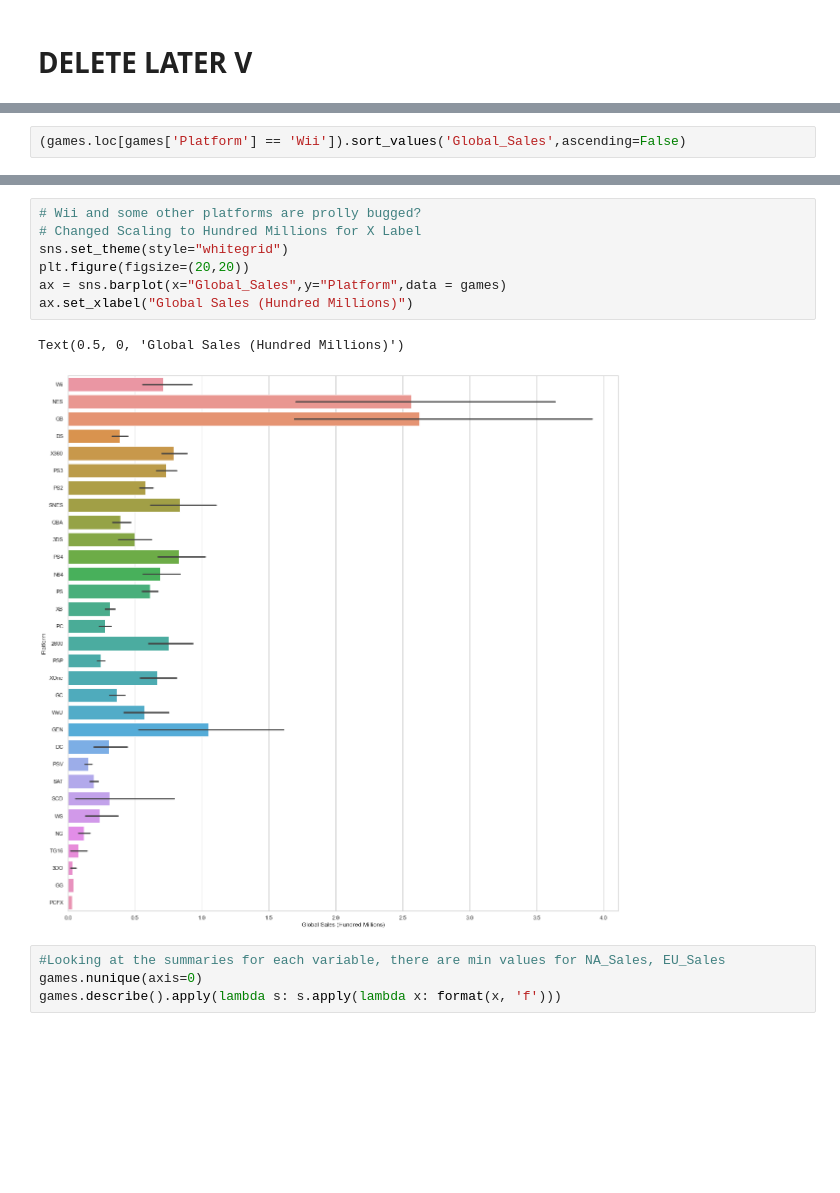
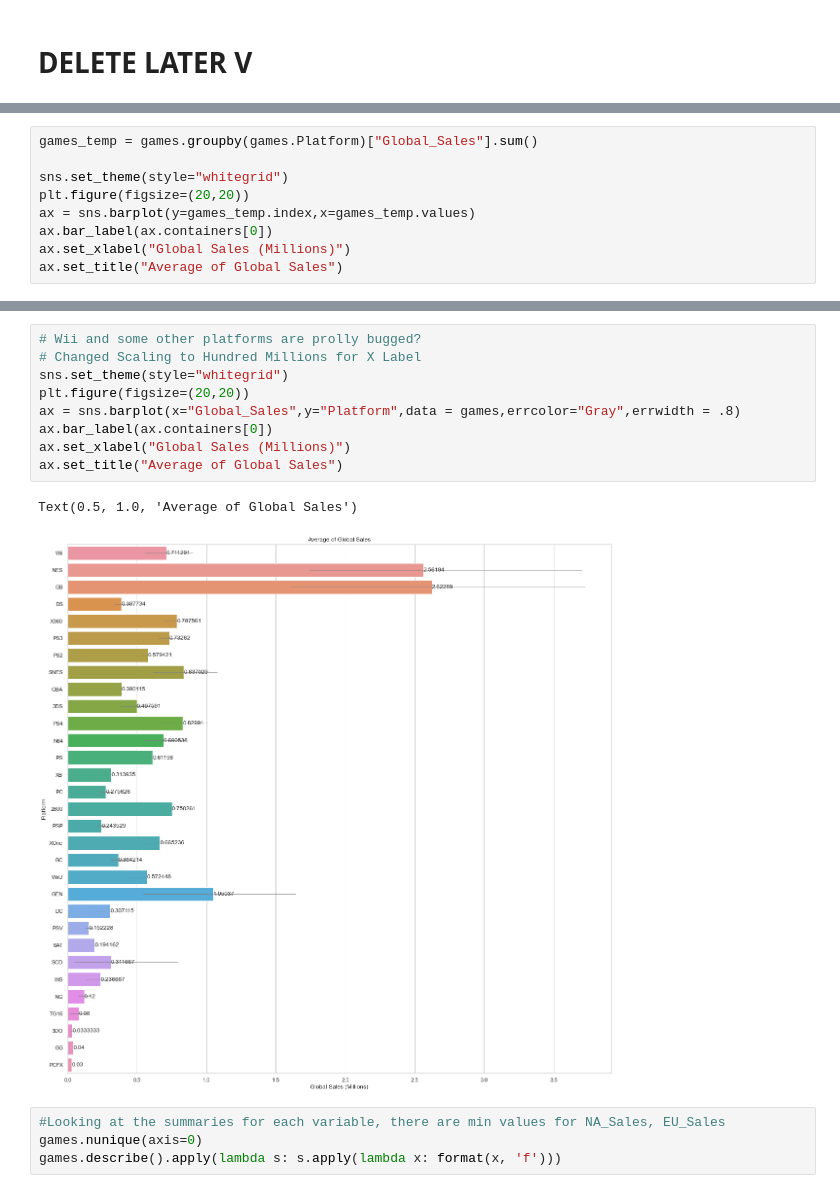
Before and after one commit to chadiTurk/CSMODELProject1, a Jupyter notebook: Phase 1.ipynb, the cells around one changed output, grey strips where cells are left out. Drawn from its saved outputs; the diff is of its cells as text; blank space fills up the shorter version.

```diff
--- a/Phase 1.ipynb
+++ b/Phase 1.ipynb
@@ -182,3 +186,10 @@ array(['Wii', 'NES', 'GB', 'DS', 'X360', 'PS3', 'PS2', 'SNES', 'GBA',
 # %%
-(games.loc[games['Platform'] == 'Wii']).sort_values('Global_Sales',ascending=False)
+games_temp = games.groupby(games.Platform)["Global_Sales"].sum()
+
+sns.set_theme(style="whitegrid")
+plt.figure(figsize=(20,20))
+ax = sns.barplot(y=games_temp.index,x=games_temp.values)
+ax.bar_label(ax.containers[0])
+ax.set_xlabel("Global Sales (Millions)")
+ax.set_title("Average of Global Sales")
 # %% [output]
@@ -198,13 +198,15 @@ array(['Wii', 'NES', 'GB', 'DS', 'X360', 'PS3', 'PS2', 'SNES', 'GBA',
 # %%
 # Wii and some other platforms are prolly bugged?
 # Changed Scaling to Hundred Millions for X Label
 sns.set_theme(style="whitegrid")
 plt.figure(figsize=(20,20))
-ax = sns.barplot(x="Global_Sales",y="Platform",data = games)
-ax.set_xlabel("Global Sales (Hundred Millions)")
+ax = sns.barplot(x="Global_Sales",y="Platform",data = games,errcolor="Gray",errwidth = .8)
+ax.bar_label(ax.containers[0])
+ax.set_xlabel("Global Sales (Millions)")
+ax.set_title("Average of Global Sales")
 # %% [output]
-Text(0.5, 0, 'Global Sales (Hundred Millions)')
+Text(0.5, 1.0, 'Average of Global Sales')
-[figure, old version]
+[figure, new version]
 # %%
 #Looking at the summaries for each variable, there are min values for NA_Sales, EU_Sales
 games.nunique(axis=0)
```
Also changed, not shown: parts of 7 cells of this notebook.
